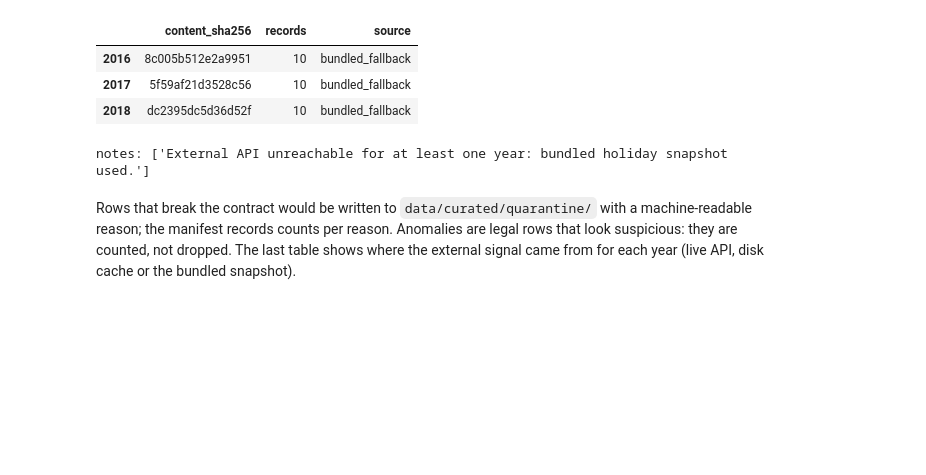
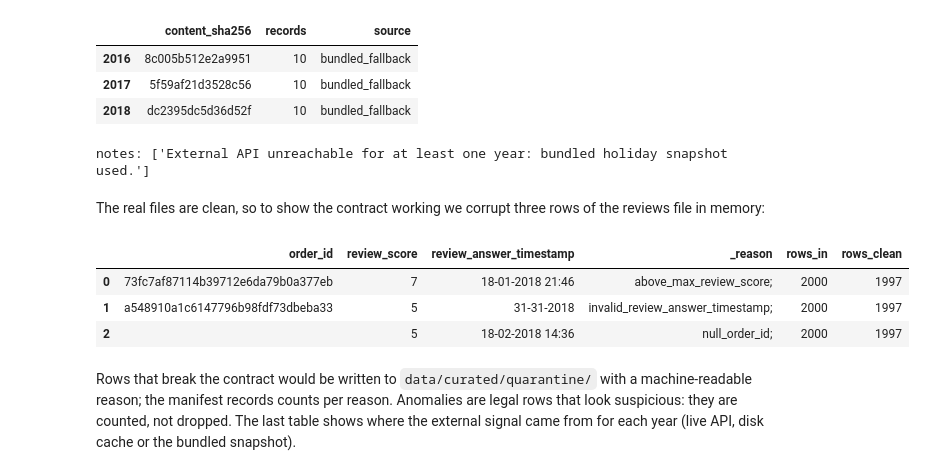
Before and after one commit to Iliya-Askari/stage-4-iliya-askari, a Jupyter notebook: notebooks/02_system.ipynb, the cells around one changed output. Drawn from its saved outputs; the diff is of its cells as text; code cells hidden in the pictures; blank space fills up the shorter version.

Commit message:
docs: executed notebooks and saved evidence (plan, timings, tables, audit)

```diff
--- a/notebooks/02_system.ipynb
+++ b/notebooks/02_system.ipynb
@@ -95,6 +102,15 @@ print("notes:", manifest["notes"])
 | 2017 | 5f59af21d3528c56 | 10 | bundled_fallback |
 | 2018 | dc2395dc5d36d52f | 10 | bundled_fallback |
 notes: ['External API unreachable for at least one year: bundled holiday snapshot used.']
+# %% [markdown]
+The real files are clean, so to show the contract working we corrupt three rows of the reviews file in memory:
+# %%
+display(demo.quarantine_demo(config.DATA_RAW))
+# %% [output]
+|  | order_id | review_score | review_answer_timestamp | _reason | rows_in | rows_clean |
+| 0 | 73fc7af87114b39712e6da79b0a377eb | 7 | 18-01-2018 21:46 | above_max_review_score; | 2000 | 1997 |
+| 1 | a548910a1c6147796b98fdf73dbeba33 | 5 | 31-31-2018 | invalid_review_answer_timestamp; | 2000 | 1997 |
+| 2 |  | 5 | 18-02-2018 14:36 | null_order_id; | 2000 | 1997 |
 # %% [markdown]
 Rows that break the contract would be written to `data/curated/quarantine/` with a machine-readable reason; the manifest
 records counts per reason. Anomalies are legal rows that look suspicious: they are counted, not dropped.
```
Also changed, not shown: parts of 3 cells of this notebook, 17 other files.
